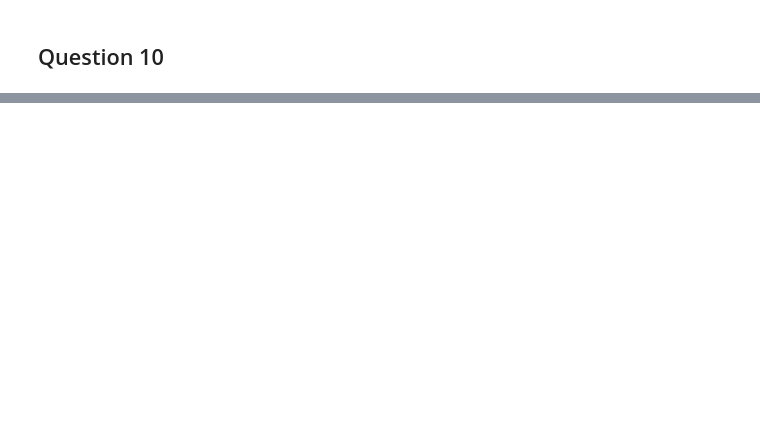
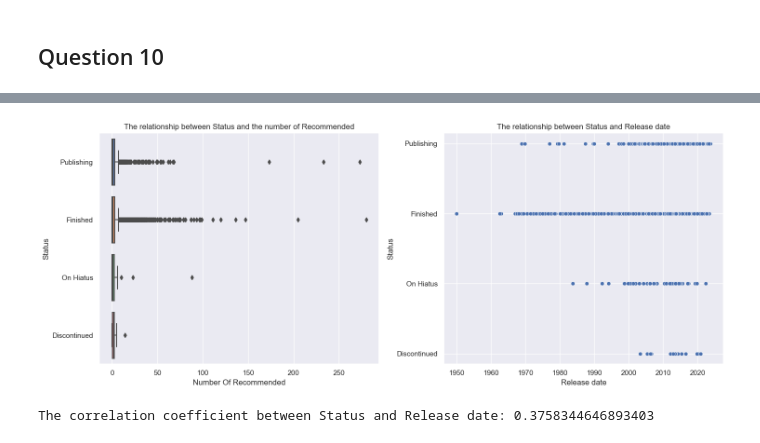
Before and after one commit to duongtruongbinh/IntroDS_FinalProject, a Jupyter notebook: src/Asking_Questions_and_Analyzing.ipynb, the cells around one changed output, grey strips where cells are left out. Saved outputs shown, nothing was run; the diff lists cells and outputs as text; code cells hidden in the pictures; blank space fills up the shorter version.

```diff
--- a/src/Asking_Questions_and_Analyzing.ipynb
+++ b/src/Asking_Questions_and_Analyzing.ipynb
@@ -182,0 +196,16 @@ plt.show()
+# %%
+manga_copy_df = manga_df.copy()
+
+listGenresColumns = manga_copy_df['Genres'].tolist()
+listGenresColumns = [ast.literal_eval(listGenres) for listGenres in listGenresColumns]
+listGenresColumns
+
+genreCount = {}
+
+genreCount = Counter(genre for listGenres in listGenresColumns for genre in listGenres)
+
+df_genre_count = pd.DataFrame([genreCount.values()], columns=genreCount.keys())
+
+df_genre_count = df_genre_count.rename(index={0: 'Count'})
+
+df_genre_count
@@ -184,0 +257,21 @@ plt.show()
+# %%
+fig, axes = plt.subplots(nrows=1, ncols=2, figsize=(15, 6))
+
+sns.boxplot(x='Recommended', y='Status', data=manga_copy_df, ax=axes[0])
+axes[0].set_title('The relationship between Status and the number of Recommended')
+axes[0].set_xlabel('Number Of Recommended')
+axes[0].set_ylabel('Status')
+
+sns.scatterplot(x='Release date', y='Status', data=manga_copy_df, ax=axes[1])
+axes[1].set_title('The relationship between Status and Release date')
+axes[1].set_xlabel('Release date')
+axes[1].set_ylabel('Status')
+
+plt.tight_layout()
+plt.show()
+
+correlation_status_time = manga_copy_df['Status'].astype('category').cat.codes.corr(manga_copy_df['Release date'])
+print(f'The correlation coefficient between Status and Release date: {correlation_status_time}')
+# %% [output]
+[figure, added]
+The correlation coefficient between Status and Release date: 0.3758344646893403
```
Also changed, not shown: parts of 14 cells of this notebook.
